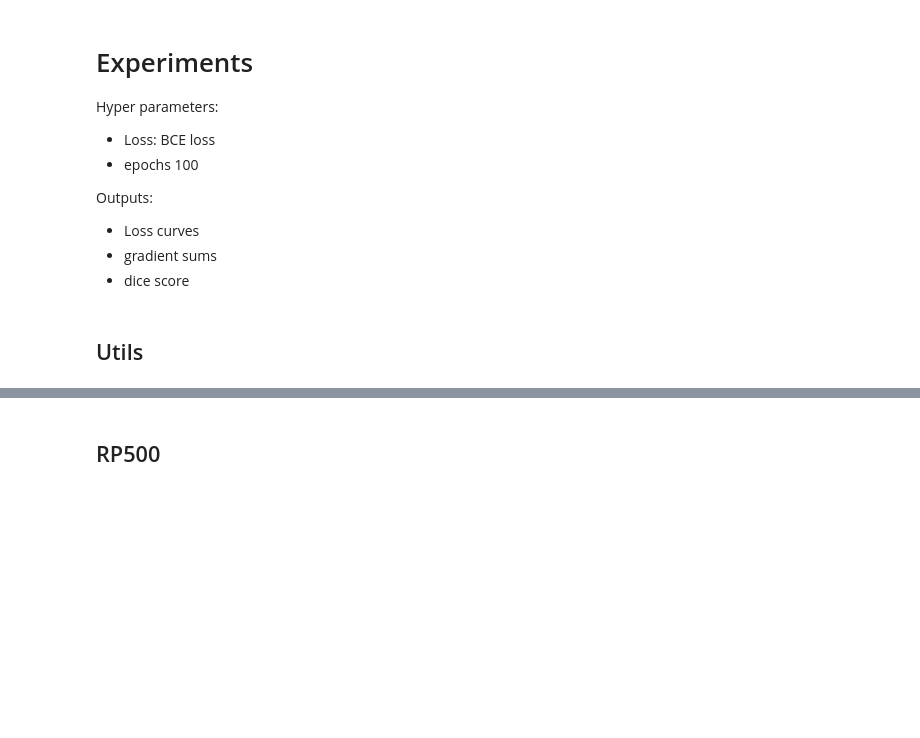
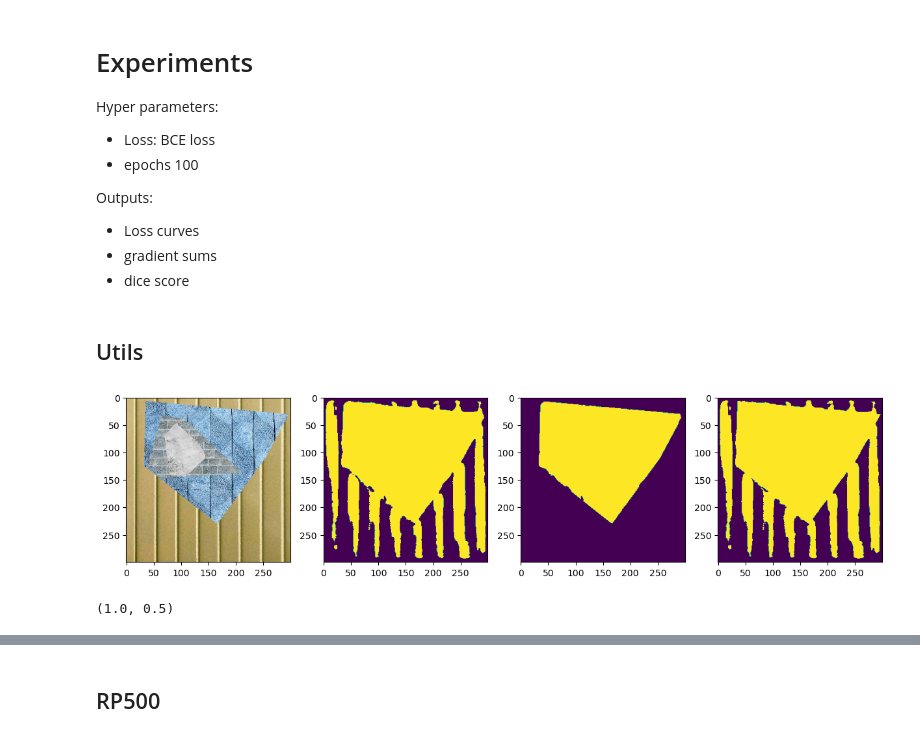
Before and after one commit to ankusharudkar/HIS, a Jupyter notebook: his_POCs/Recurrent_benchmarks.ipynb, the cells around one changed output, grey strips where cells are left out. Cells and saved outputs as stored; diff of their text form; code cells hidden in the pictures; blank space fills up the shorter version.

```diff
--- a/his_POCs/Recurrent_benchmarks.ipynb
+++ b/his_POCs/Recurrent_benchmarks.ipynb
@@ -355,3 +452,30 @@ def dice_score_group(model, dataset, threshold=0.5, device="cuda"):
             print(f"{i:4d}/{len(dataset)}", end="\r")
 
     return score_sum/len(dataset)
+# %%
+with torch.inference_mode():
+    image, target = dPT500.train[9][0], dPT500.train[9][1][0]/255
+    model.resetState()
+    out = model(image.cuda().unsqueeze(dim=0))
+
+    out = out.sigmoid().squeeze().detach().cpu().numpy()
+
+    plt.figure(figsize=(15, 5))
+    plt.subplot(1, 4, 1)
+    plt.imshow(image.permute(1, 2, 0))
+
+    plt.subplot(1, 4, 2)
+    out = out > 0.5
+    plt.imshow(out)
+
+    plt.subplot(1, 4, 3)
+    plt.imshow(out * target)
+
+    plt.subplot(1, 4, 4)
+    plt.imshow((out + target) >= 1)
+# %% [output]
+[figure, added]
+# %%
+out.max(), out.min()
+# %% [output]
+(1.0, 0.5)
```
Also changed, not shown: parts of 68 cells of this notebook.
